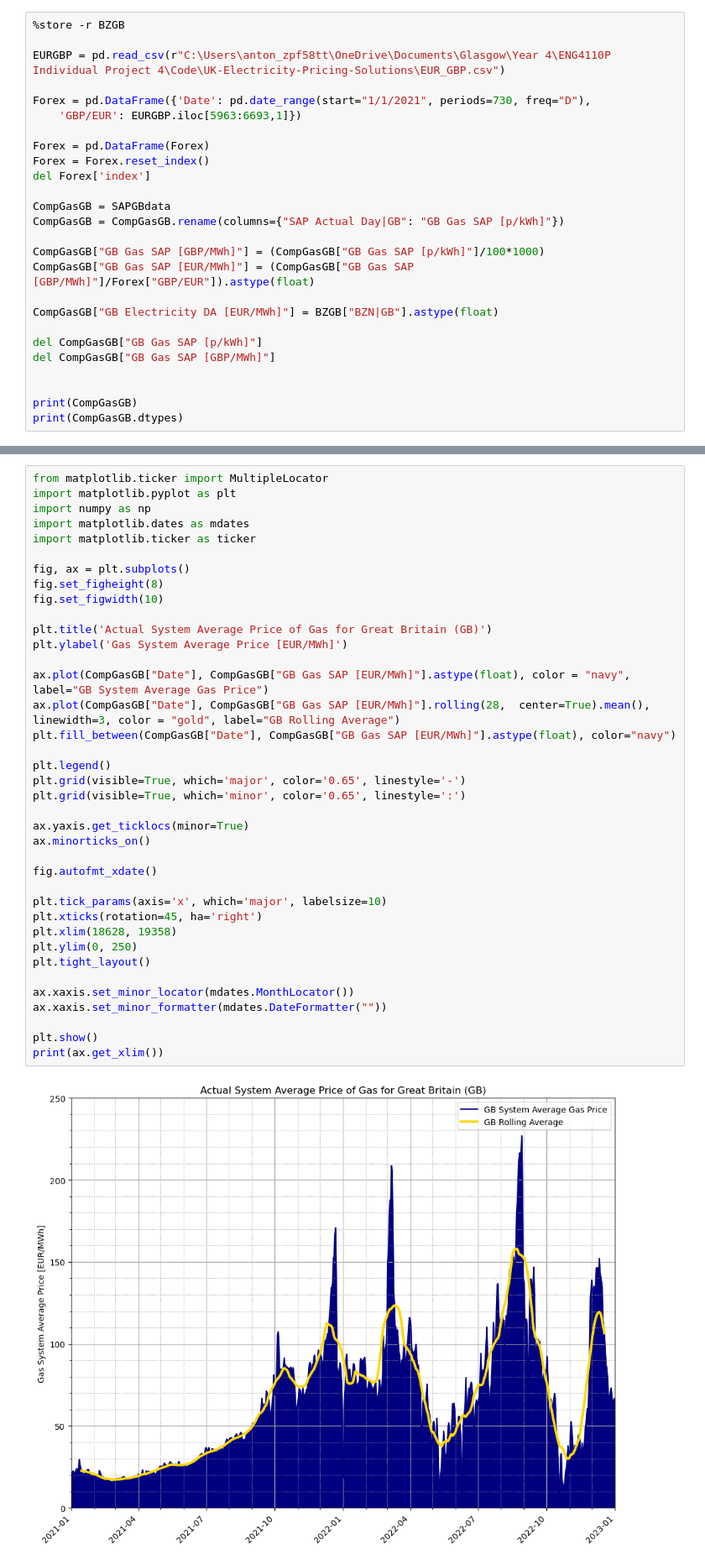
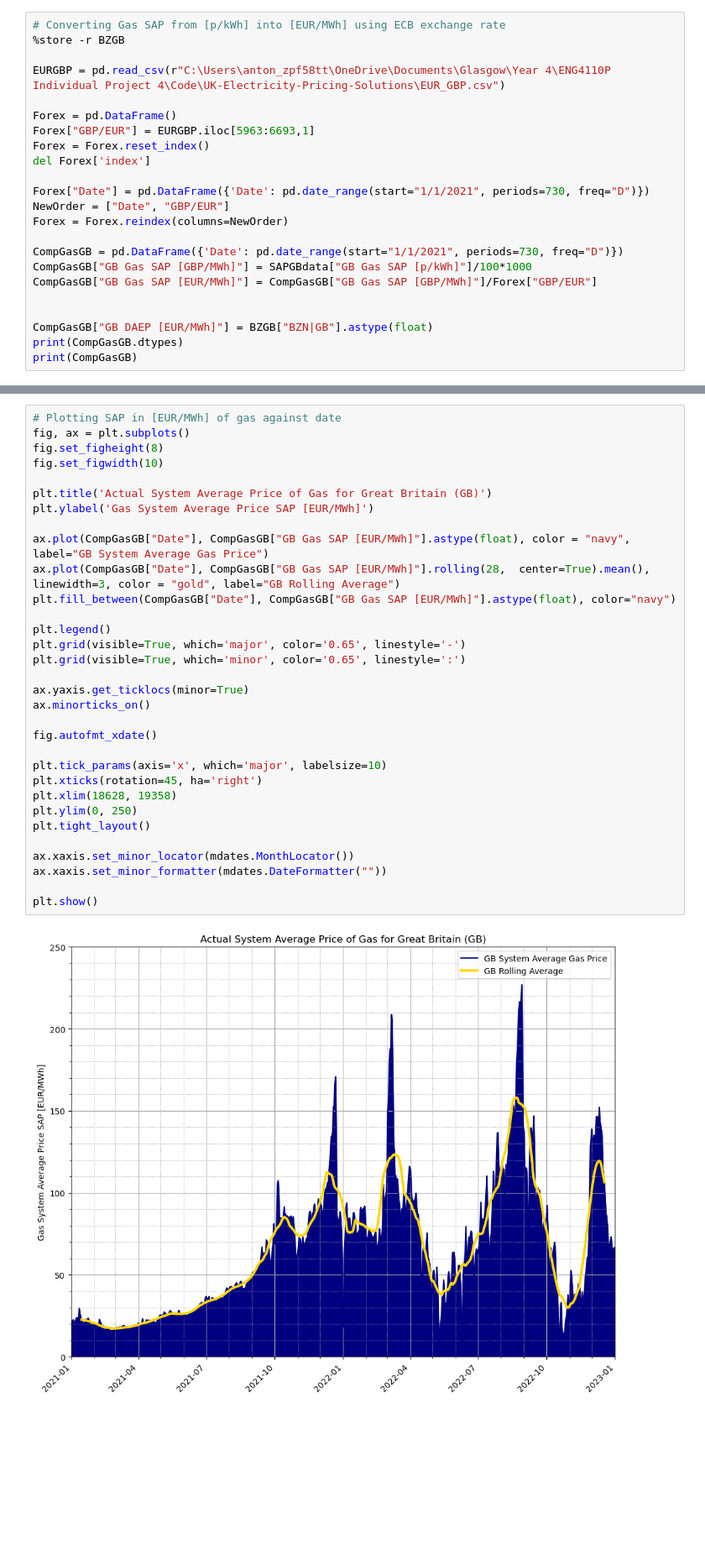
Before and after one commit to jsap2000/UK-Electricity-Pricing-Solutions, a Jupyter notebook: SAP_GB_20210101-20221231.ipynb, the cells around one changed output, grey strips where cells are left out. Shown at 84% size. Drawn from its saved outputs; the diff is of its cells as text; blank space fills up the shorter version.

Commit message:
Cleaning generation code for FR and GB as well as attempts at comparing relationship between wind, SAP and DAEP

```diff
--- a/SAP_GB_20210101-20221231.ipynb
+++ b/SAP_GB_20210101-20221231.ipynb
@@ -80,27 +80,24 @@ print(ax.get_xlim())
 # %%
+# Converting Gas SAP from [p/kWh] into [EUR/MWh] using ECB exchange rate
 %store -r BZGB
 
 EURGBP = pd.read_csv(r"C:\Users\anton_zpf58tt\OneDrive\Documents\Glasgow\Year 4\ENG4110P Individual Project 4\Code\UK-Electricity-Pricing-Solutions\EUR_GBP.csv")
 
-Forex = pd.DataFrame({'Date': pd.date_range(start="1/1/2021", periods=730, freq="D"),
-    'GBP/EUR': EURGBP.iloc[5963:6693,1]})
-
-Forex = pd.DataFrame(Forex)
+Forex = pd.DataFrame()
+Forex["GBP/EUR"] = EURGBP.iloc[5963:6693,1]
 Forex = Forex.reset_index()
 del Forex['index']
 
-CompGasGB = SAPGBdata
-CompGasGB = CompGasGB.rename(columns={"SAP Actual Day|GB": "GB Gas SAP [p/kWh]"})
+Forex["Date"] = pd.DataFrame({'Date': pd.date_range(start="1/1/2021", periods=730, freq="D")})
+NewOrder = ["Date", "GBP/EUR"]
+Forex = Forex.reindex(columns=NewOrder)
 
-CompGasGB["GB Gas SAP [GBP/MWh]"] = (CompGasGB["GB Gas SAP [p/kWh]"]/100*1000)
-CompGasGB["GB Gas SAP [EUR/MWh]"] = (CompGasGB["GB Gas SAP [GBP/MWh]"]/Forex["GBP/EUR"]).astype(float)
-
-CompGasGB["GB Electricity DA [EUR/MWh]"] = BZGB["BZN|GB"].astype(float)
-
-del CompGasGB["GB Gas SAP [p/kWh]"]
-del CompGasGB["GB Gas SAP [GBP/MWh]"]
+CompGasGB = pd.DataFrame({'Date': pd.date_range(start="1/1/2021", periods=730, freq="D")})
+CompGasGB["GB Gas SAP [GBP/MWh]"] = SAPGBdata["GB Gas SAP [p/kWh]"]/100*1000
+CompGasGB["GB Gas SAP [EUR/MWh]"] = CompGasGB["GB Gas SAP [GBP/MWh]"]/Forex["GBP/EUR"]
 
 
+CompGasGB["GB DAEP [EUR/MWh]"] = BZGB["BZN|GB"].astype(float)
+print(CompGasGB.dtypes)
 print(CompGasGB)
-print(CompGasGB.dtypes)
 # %% [output]
@@ -168,40 +123,34 @@ plt.show()
 # %%
-from matplotlib.ticker import MultipleLocator
-import matplotlib.pyplot as plt
-import numpy as np
-import matplotlib.dates as mdates
-import matplotlib.ticker as ticker
-
+# Plotting SAP in [EUR/MWh] of gas against date
 fig, ax = plt.subplots()
 fig.set_figheight(8)
 fig.set_figwidth(10)
 
 plt.title('Actual System Average Price of Gas for Great Britain (GB)')
-plt.ylabel('Gas System Average Price [EUR/MWh]')
+plt.ylabel('Gas System Average Price SAP [EUR/MWh]')
 
 ax.plot(CompGasGB["Date"], CompGasGB["GB Gas SAP [EUR/MWh]"].astype(float), color = "navy", label="GB System Average Gas Price")
 ax.plot(CompGasGB["Date"], CompGasGB["GB Gas SAP [EUR/MWh]"].rolling(28,  center=True).mean(), linewidth=3, color = "gold", label="GB Rolling Average")
 plt.fill_between(CompGasGB["Date"], CompGasGB["GB Gas SAP [EUR/MWh]"].astype(float), color="navy")
 
 plt.legend()
 plt.grid(visible=True, which='major', color='0.65', linestyle='-')
 plt.grid(visible=True, which='minor', color='0.65', linestyle=':')
 
 ax.yaxis.get_ticklocs(minor=True)
 ax.minorticks_on()
 
 fig.autofmt_xdate()
 
 plt.tick_params(axis='x', which='major', labelsize=10)
 plt.xticks(rotation=45, ha='right')
 plt.xlim(18628, 19358)
 plt.ylim(0, 250)
 plt.tight_layout()
 
 ax.xaxis.set_minor_locator(mdates.MonthLocator())
 ax.xaxis.set_minor_formatter(mdates.DateFormatter(""))
 
 plt.show()
-print(ax.get_xlim())
 # %% [output]
-[figure, old version]
+[figure, new version]
```
Also changed, not shown: parts of 7 cells of this notebook, 2 other files.
